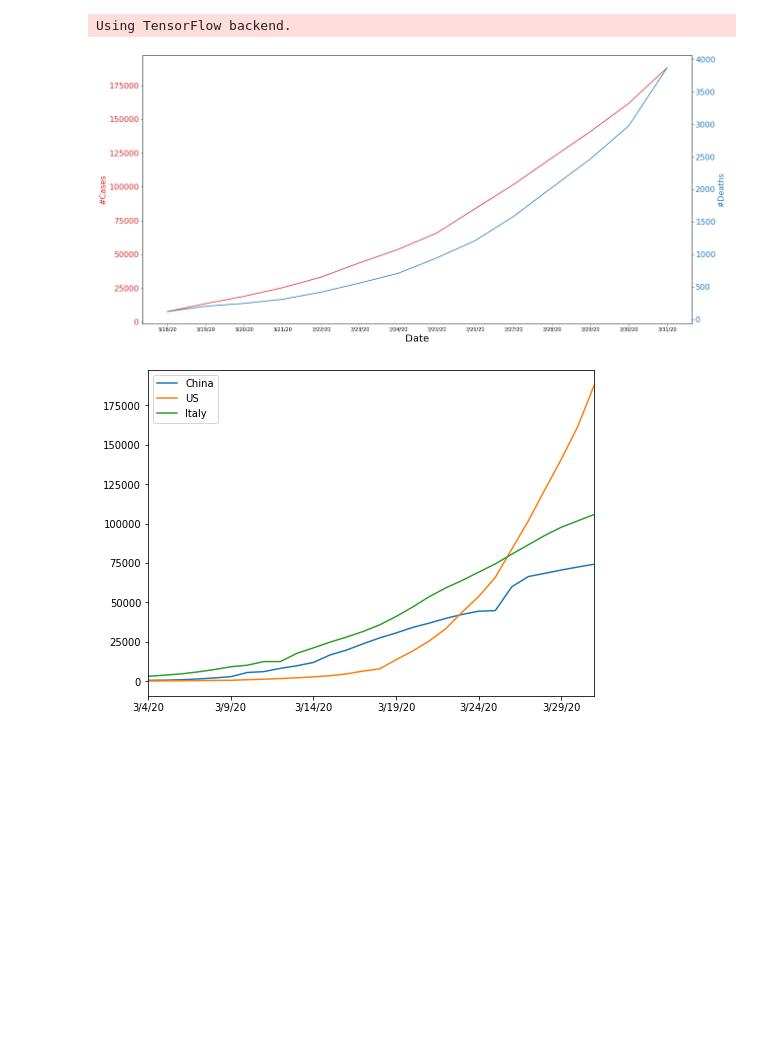
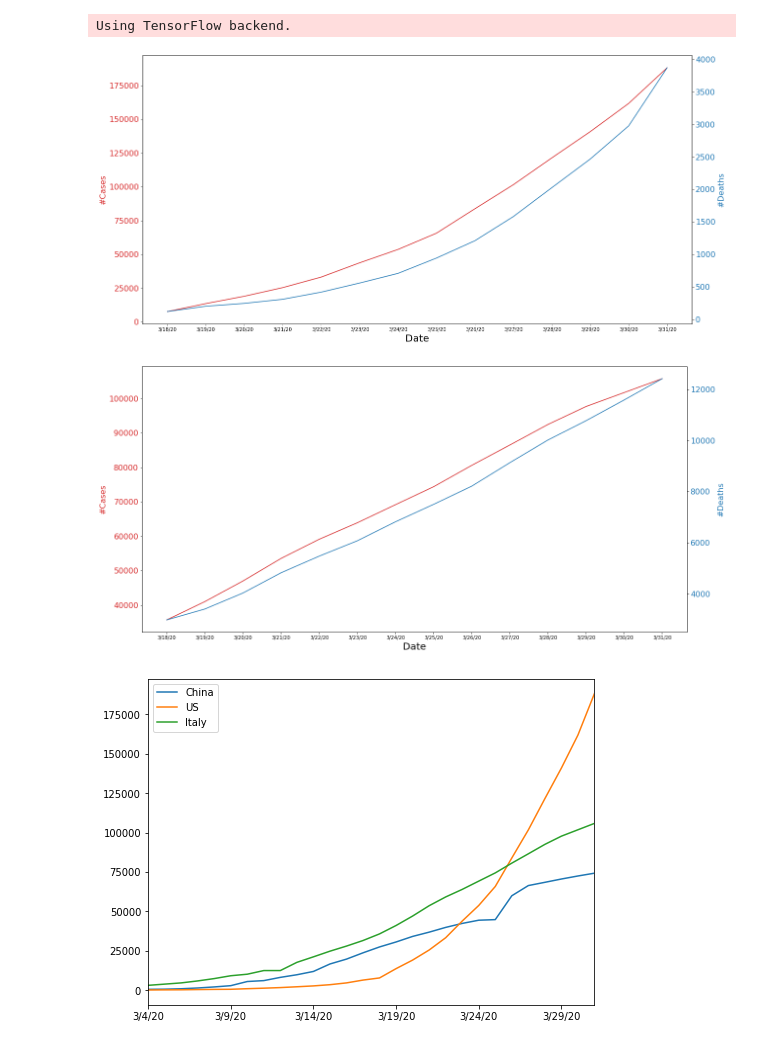
Before and after one commit to darkmajere/COVID-19, a Jupyter notebook: track_corona.ipynb, the cells around one changed output. Drawn from its saved outputs; the diff is of its cells as text; code cells hidden in the pictures; blank space fills up the shorter version.

```diff
--- a/track_corona.ipynb
+++ b/track_corona.ipynb
@@ -49,8 +49,10 @@ def vis_rates(dt_cases,dt_deaths):
         ax2.tick_params(axis='y', labelcolor=color,labelsize=16)
 # %%
 vis_rates(usa,usa_deth)
+vis_rates(italy,italy_deth)
 # %% [output]
 [figure]
+[figure, added]
 # %%
 def vis_cases(*args,twin=14):
     lgnds=[]
```
Also changed, not shown: parts of 2 cells of this notebook.
